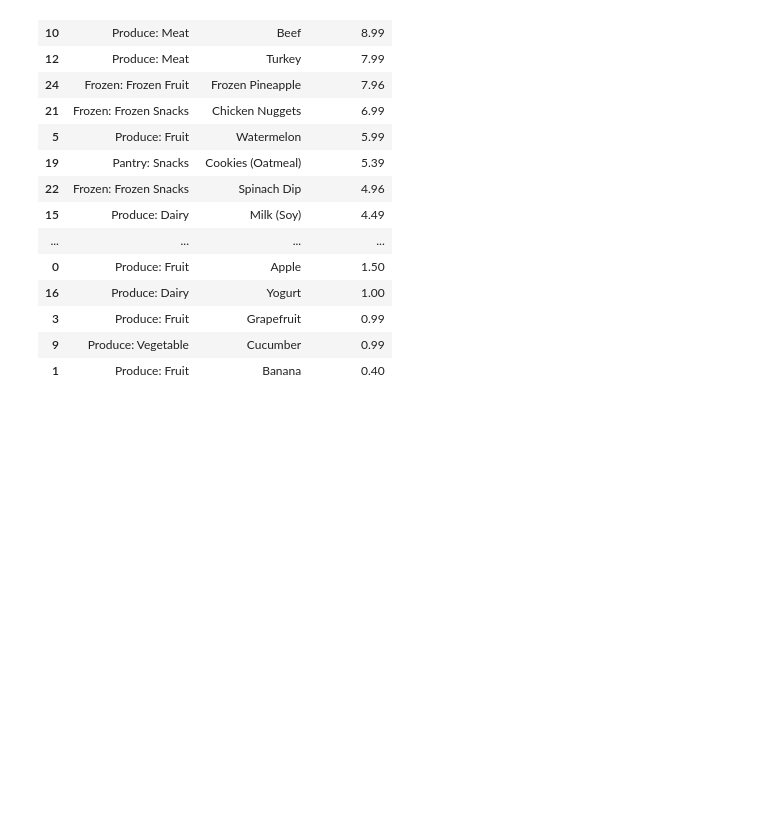
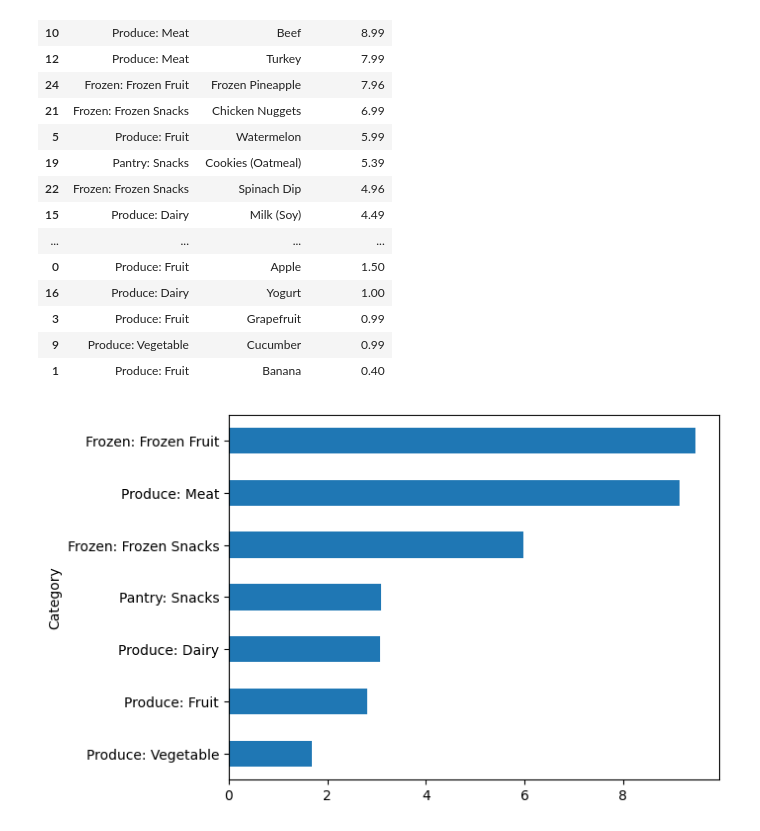
Before and after one commit to Jdalarmi/DataScience, a Jupyter notebook: app/Exploratory_Data_Analysis/Practice.ipynb, the cells around one changed output. Cells and saved outputs as stored; diff of their text form; code cells hidden in the pictures; blank space fills up the shorter version.

```diff
--- a/app/Exploratory_Data_Analysis/Practice.ipynb
+++ b/app/Exploratory_Data_Analysis/Practice.ipynb
@@ -75,3 +75,7 @@ df[["Category", "Item", "Price_Dollars"]].sort_values("Price_Dollars", ascending
 | 3 | Produce: Fruit | Grapefruit | 0.99 |
 | 9 | Produce: Vegetable | Cucumber | 0.99 |
 | 1 | Produce: Fruit | Banana | 0.40 |
+# %%
+df.groupby(['Category'])['Price_Dollars'].mean().sort_values().plot.barh();
+# %% [output]
+[figure, added]
```
Also changed, not shown: parts of 3 cells of this notebook.
